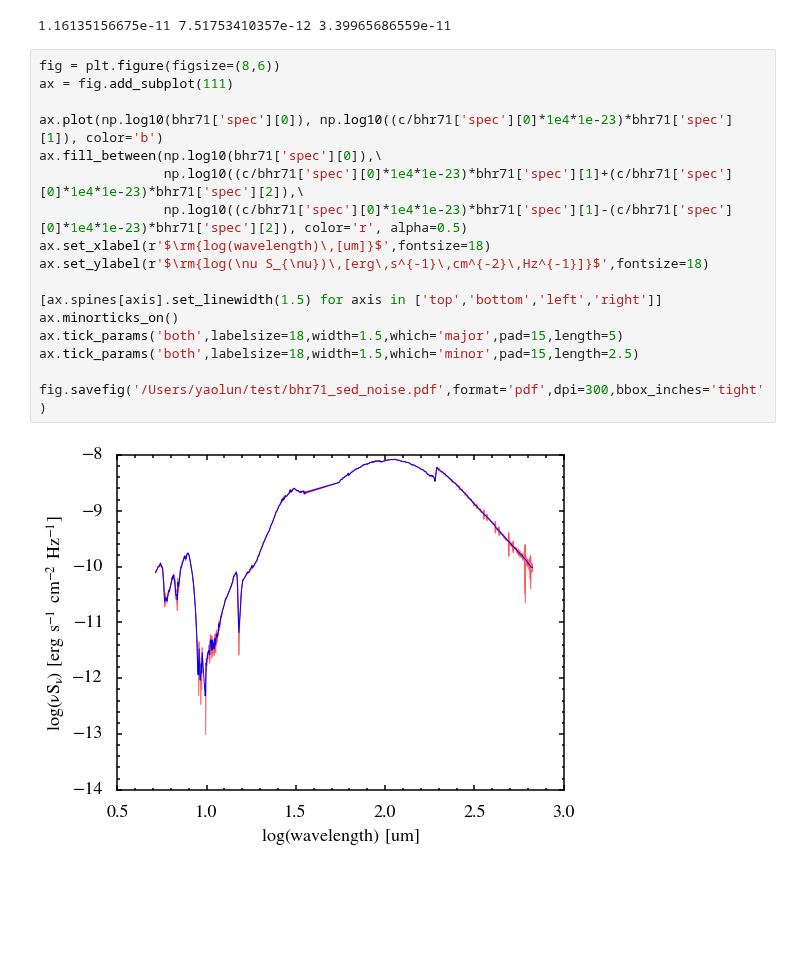
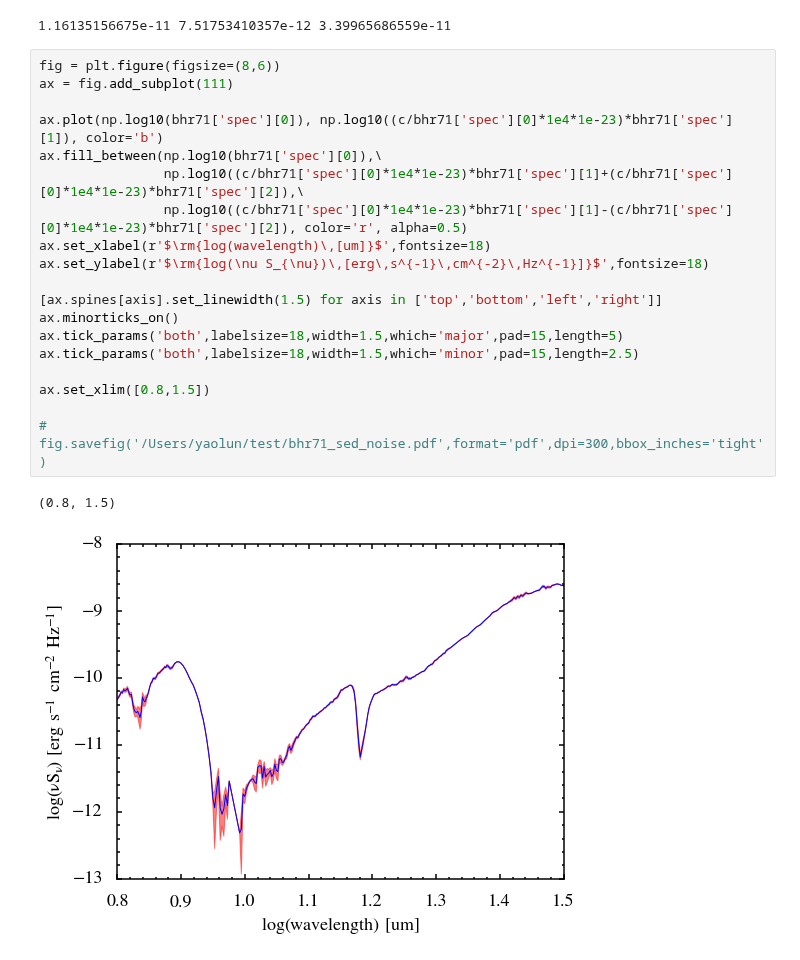
Before and after one commit to yaolun/misc, a Jupyter notebook: plot_spectrum.ipynb, the cells around one changed output. Drawn from its saved outputs; the diff is of its cells as text; blank space fills up the shorter version.

```diff
--- a/plot_spectrum.ipynb
+++ b/plot_spectrum.ipynb
@@ -407,19 +407,22 @@ print np.mean(irs_noise), np.mean(pacs_noise), np.mean(spire_noise)
 # %%
 fig = plt.figure(figsize=(8,6))
 ax = fig.add_subplot(111)
 
 ax.plot(np.log10(bhr71['spec'][0]), np.log10((c/bhr71['spec'][0]*1e4*1e-23)*bhr71['spec'][1]), color='b')
 ax.fill_between(np.log10(bhr71['spec'][0]),\
                 np.log10((c/bhr71['spec'][0]*1e4*1e-23)*bhr71['spec'][1]+(c/bhr71['spec'][0]*1e4*1e-23)*bhr71['spec'][2]),\
                 np.log10((c/bhr71['spec'][0]*1e4*1e-23)*bhr71['spec'][1]-(c/bhr71['spec'][0]*1e4*1e-23)*bhr71['spec'][2]), color='r', alpha=0.5)
 ax.set_xlabel(r'$\rm{log(wavelength)\,[um]}$',fontsize=18)
 ax.set_ylabel(r'$\rm{log(\nu S_{\nu})\,[erg\,s^{-1}\,cm^{-2}\,Hz^{-1}]}$',fontsize=18)
 
 [ax.spines[axis].set_linewidth(1.5) for axis in ['top','bottom','left','right']]
 ax.minorticks_on()
 ax.tick_params('both',labelsize=18,width=1.5,which='major',pad=15,length=5)
 ax.tick_params('both',labelsize=18,width=1.5,which='minor',pad=15,length=2.5)
 
-fig.savefig('/Users/yaolun/test/bhr71_sed_noise.pdf',format='pdf',dpi=300,bbox_inches='tight')
+ax.set_xlim([0.8,1.5])
+
+# fig.savefig('/Users/yaolun/test/bhr71_sed_noise.pdf',format='pdf',dpi=300,bbox_inches='tight')
 # %% [output]
+(0.8, 1.5)
-[figure, old version]
+[figure, new version]
```
Also changed, not shown: 5 other files.
